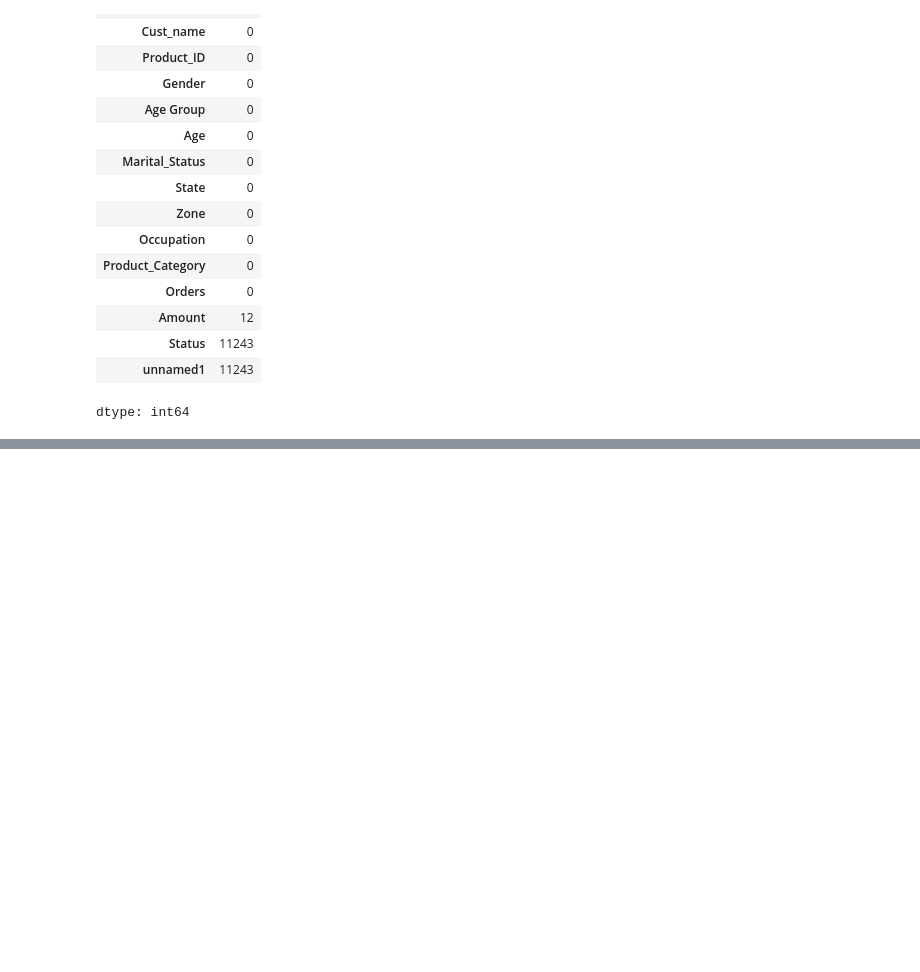
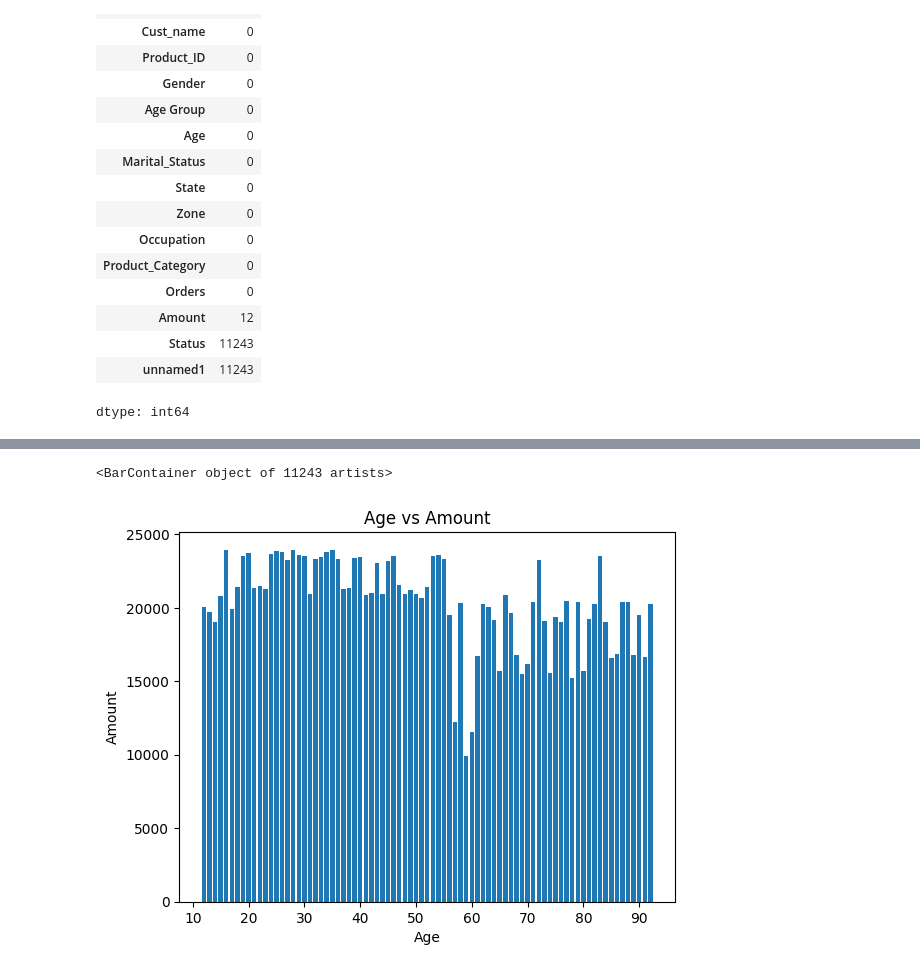
Before and after one commit to priyanz79/docs, a Jupyter notebook: chapter_appendix-tools-for-deep-learning/jupyter.ipynb, the cells around one changed output, grey strips where cells are left out. Cells and saved outputs as stored; diff of their text form; code cells hidden in the pictures; blank space fills up the shorter version.

```diff
--- a/chapter_appendix-tools-for-deep-learning/jupyter.ipynb
+++ b/chapter_appendix-tools-for-deep-learning/jupyter.ipynb
@@ -184,0 +244,10 @@ dtype: int64
+# %%
+x=df['Age']
+y=df['Amount']
+plt.title('Age vs Amount')
+plt.xlabel('Age')
+plt.ylabel('Amount')
+plt.bar(x,y)
+# %% [output]
+<BarContainer object of 11243 artists>
+[figure, added]
```
Also changed, not shown: parts of 10 cells of this notebook.
